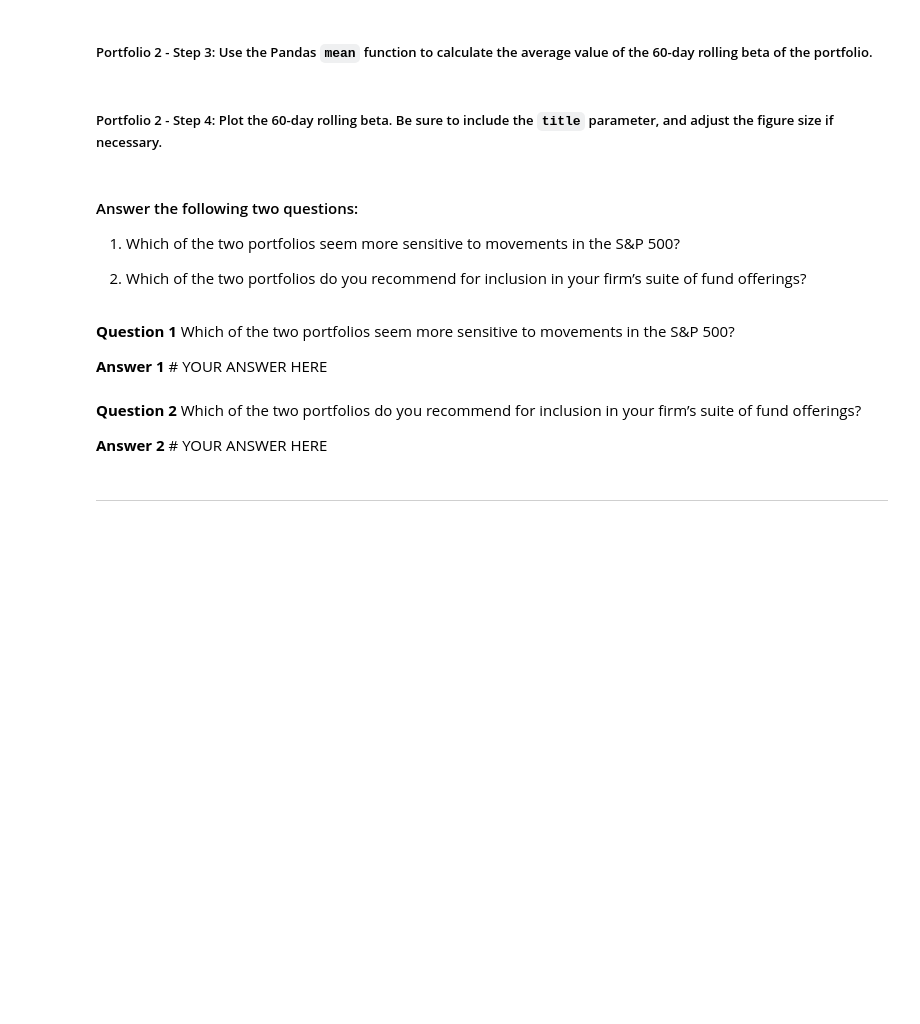
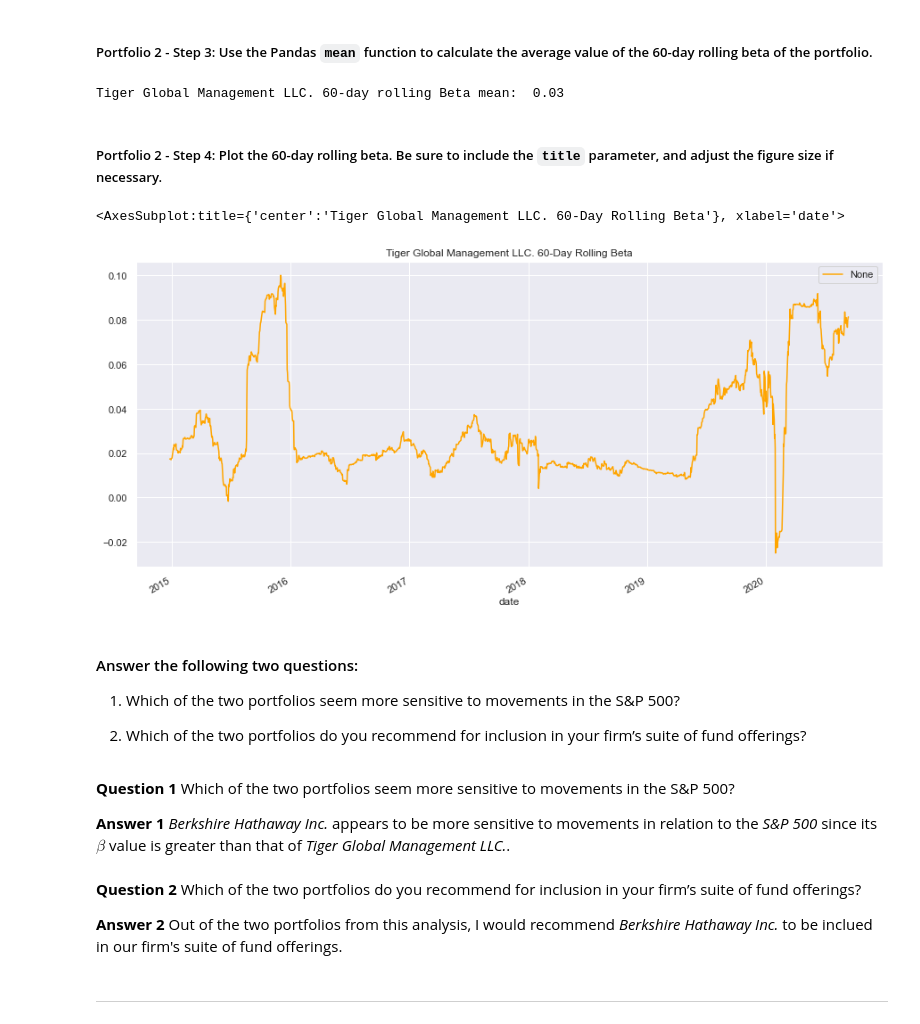
Before and after one commit to aarchmon/Whale-Portfolio-Analysis, a Jupyter notebook: risk_return_analysis.ipynb, the cells around one changed output. Cells and saved outputs as stored; diff of their text form; code cells hidden in the pictures; blank space fills up the shorter version.

```diff
--- a/risk_return_analysis.ipynb
+++ b/risk_return_analysis.ipynb
@@ -452,4 +484,8 @@ Name: S&P 500, dtype: float64
 # %%
 # Calculate the covariance using a 60-day rolling window
 # Review the last five rows of the covariance data
-# YOUR CODE HERE
+tiger_cov_60 = whale_daily_returns_no_sp500_df["TIGER GLOBAL MANAGEMENT LLC"].rolling(window = 60).cov(
+    whale_daily_returns_df["S&P 500"]).dropna()
+
+# Verification.
+tiger_cov_60.tail()
@@ -458,4 +502,7 @@ Name: S&P 500, dtype: float64
 # %%
 # Calculate the beta based on the 60-day rolling covariance compared to the market (S&P 500)
 # Review the last five rows of the beta information
-# YOUR CODE HERE
+tiger_beta_60 = tiger_cov_60 / sp500_var_60
+
+# Verification.
+tiger_beta_60.tail()
@@ -463,13 +518,19 @@ Name: S&P 500, dtype: float64
 ##### Portfolio 2 - Step 3: Use the Pandas `mean` function to calculate the average value of the 60-day rolling beta of the portfolio.
 # %%
 # Calculate the average of the 60-day rolling beta
-# YOUR CODE HERE
+print(f"Tiger Global Management LLC. 60-day rolling Beta mean: {tiger_beta_60.mean(): .2f}")
+# %% [output]
+Tiger Global Management LLC. 60-day rolling Beta mean:  0.03
 # %% [markdown]
 ##### Portfolio 2 - Step 4: Plot the 60-day rolling beta. Be sure to include the `title` parameter, and adjust the figure size if necessary.
 # %%
 # Plot the rolling beta
 # Include a title parameter and adjust the figure size
-# YOUR CODE HERE
+tiger_beta_60.plot(figsize = (15, 7), title = "Tiger Global Management LLC. 60-Day Rolling Beta",
+                      legend = True, grid = True, color = "orange")
+# %% [output]
+<AxesSubplot:title={'center':'Tiger Global Management LLC. 60-Day Rolling Beta'}, xlabel='date'>
+[figure, added]
 # %% [markdown]
 #### Answer the following two questions:
 
@@ -479,10 +540,10 @@ Name: S&P 500, dtype: float64
 # %% [markdown]
 **Question 1** Which of the two portfolios seem more sensitive to movements in the S&P 500?
 
-**Answer 1** # YOUR ANSWER HERE
+**Answer 1** _Berkshire Hathaway Inc._ appears to be more sensitive to movements in relation to the _S&P 500_ since its $\beta$ value is greater than that of _Tiger Global Management LLC._.
 # %% [markdown]
 **Question 2** Which of the two portfolios do you recommend for inclusion in your firm’s suite of fund offerings?
 
-**Answer 2** # YOUR ANSWER HERE
+**Answer 2** Out of the two portfolios from this analysis, I would recommend _Berkshire Hathaway Inc._ to be inclued in our firm's suite of fund offerings.
 # %% [markdown]
 ---
```
Also changed, not shown: parts of 21 cells of this notebook.
